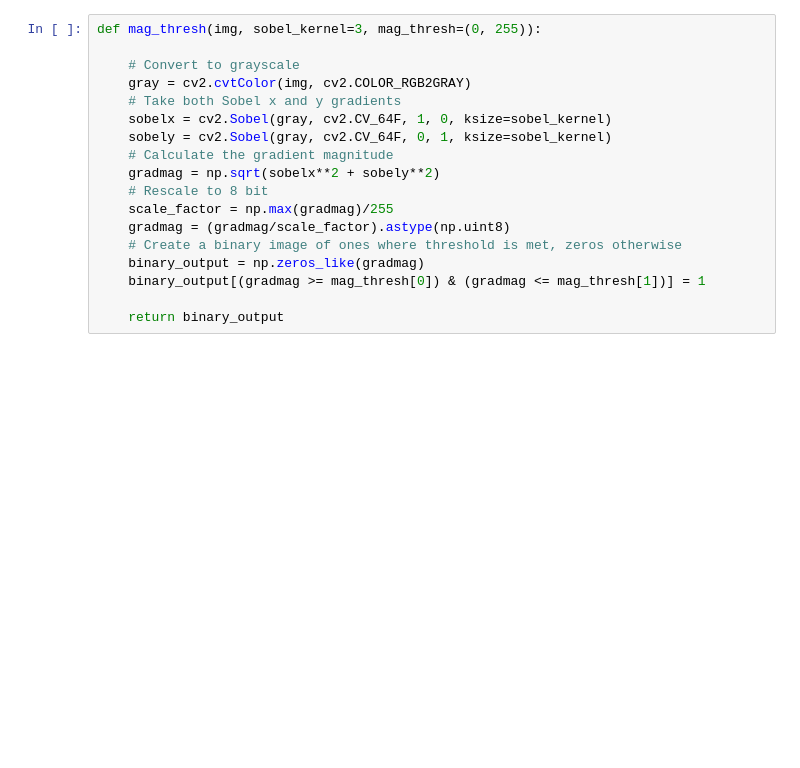
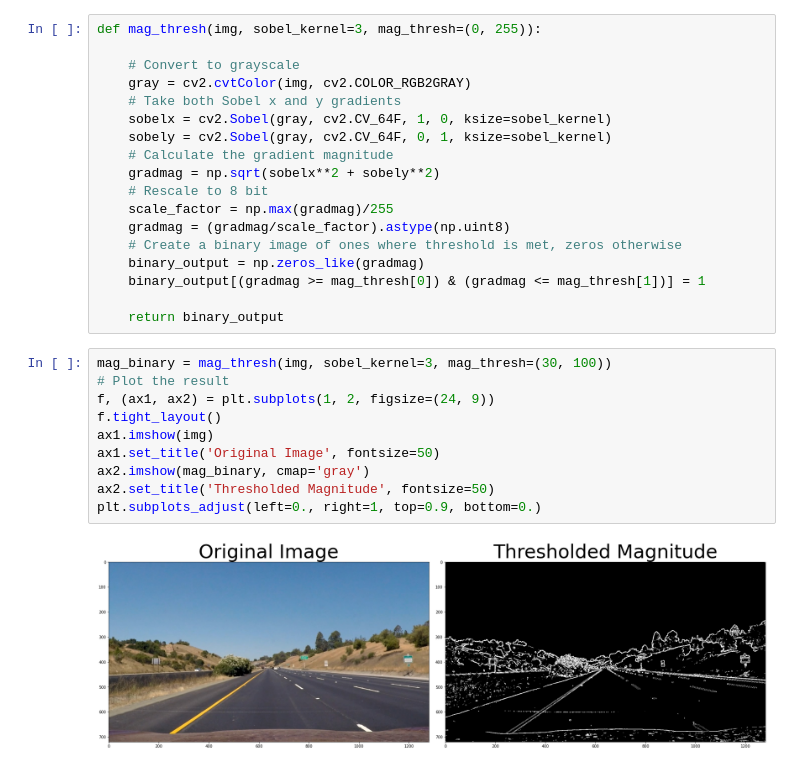
Before and after one commit to Vamshi2198/Advanced-Lane-Finding, a Jupyter notebook: Advance-Lane-Finding.ipynb, the cells around one changed output. Drawn from its saved outputs; the diff is of its cells as text; blank space fills up the shorter version.

Commit message:
Test mag_thresh function

```diff
--- a/Advance-Lane-Finding.ipynb
+++ b/Advance-Lane-Finding.ipynb
@@ -204,3 +204,15 @@ def mag_thresh(img, sobel_kernel=3, mag_thresh=(0, 255)):
     binary_output[(gradmag >= mag_thresh[0]) & (gradmag <= mag_thresh[1])] = 1
 
     return binary_output
+# %%
+mag_binary = mag_thresh(img, sobel_kernel=3, mag_thresh=(30, 100))
+# Plot the result
+f, (ax1, ax2) = plt.subplots(1, 2, figsize=(24, 9))
+f.tight_layout()
+ax1.imshow(img)
+ax1.set_title('Original Image', fontsize=50)
+ax2.imshow(mag_binary, cmap='gray')
+ax2.set_title('Thresholded Magnitude', fontsize=50)
+plt.subplots_adjust(left=0., right=1, top=0.9, bottom=0.)
+# %% [output]
+[figure, added]
```
